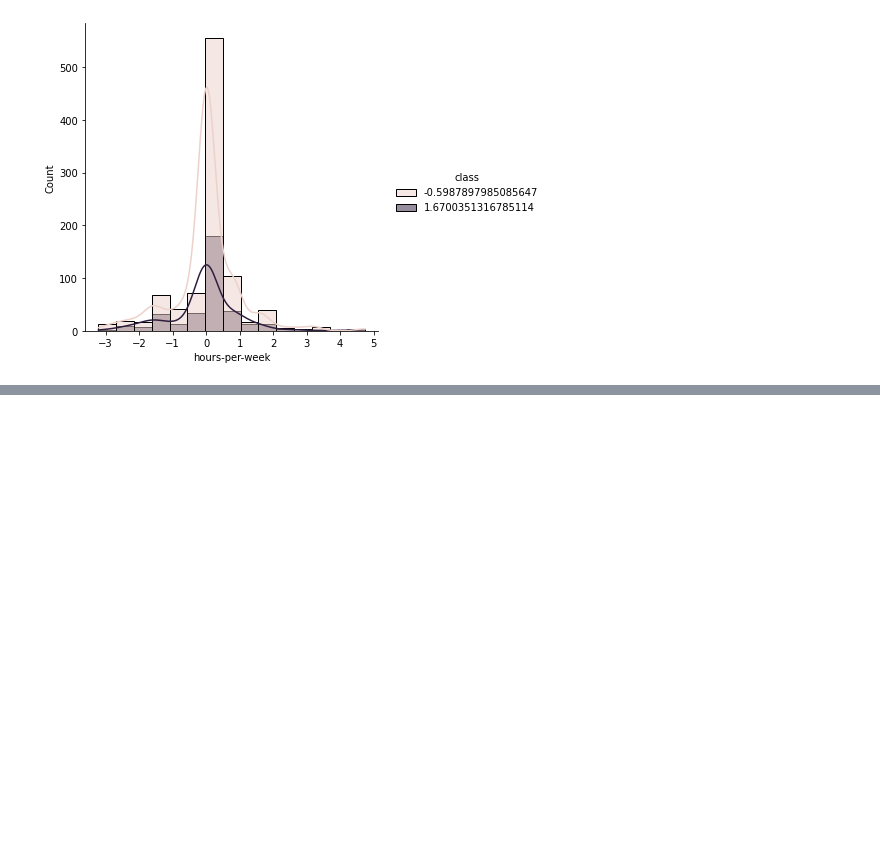
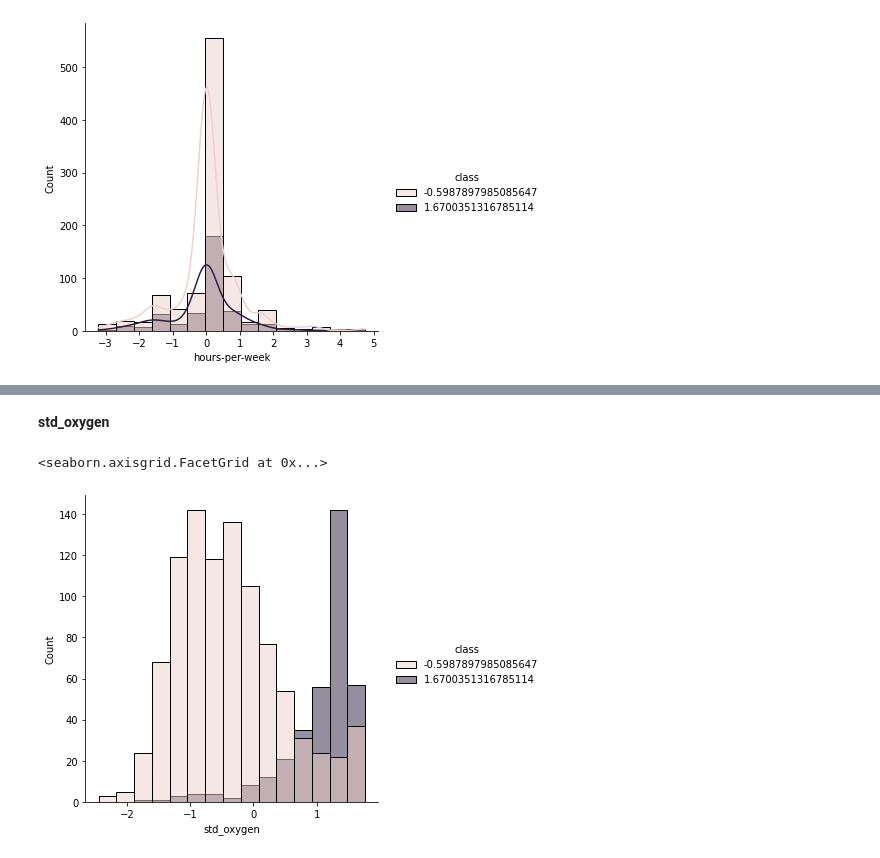
Before and after one commit to Marian-N/IAU, a Jupyter notebook: Predspracovanie.ipynb, the cells around one changed output, grey strips where cells are left out. Cells and saved outputs as stored; diff of their text form; code cells hidden in the pictures; blank space fills up the shorter version.

```diff
--- a/Predspracovanie.ipynb
+++ b/Predspracovanie.ipynb
@@ -604,0 +618,7 @@ Povodny je blizsie k normalnemu rozdeleniu.
+# %% [markdown]
+**std_oxygen**
+# %%
+sns.displot(df, x='std_oxygen', hue='class', bins=15)
+# %% [output]
+<seaborn.axisgrid.FacetGrid at 0x...>
+[figure, added]
```
Also changed, not shown: parts of 27 cells of this notebook, 1 other file.
